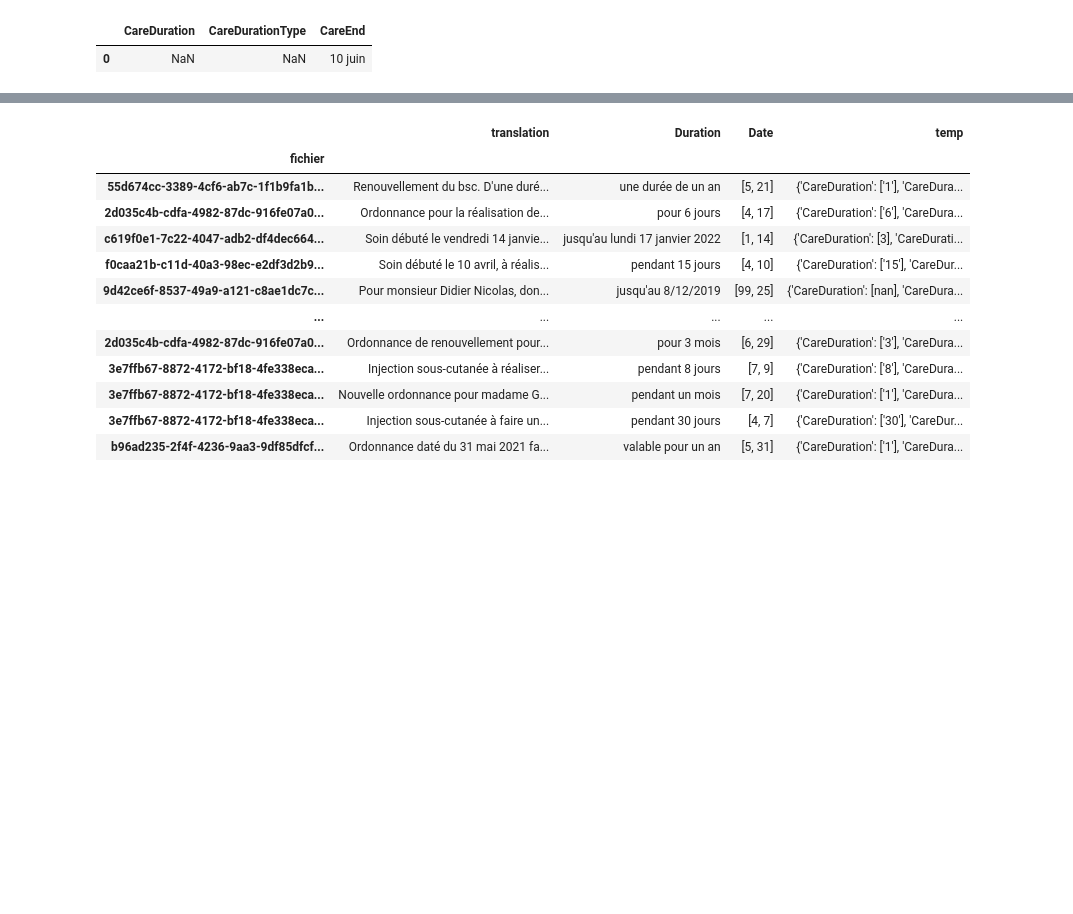
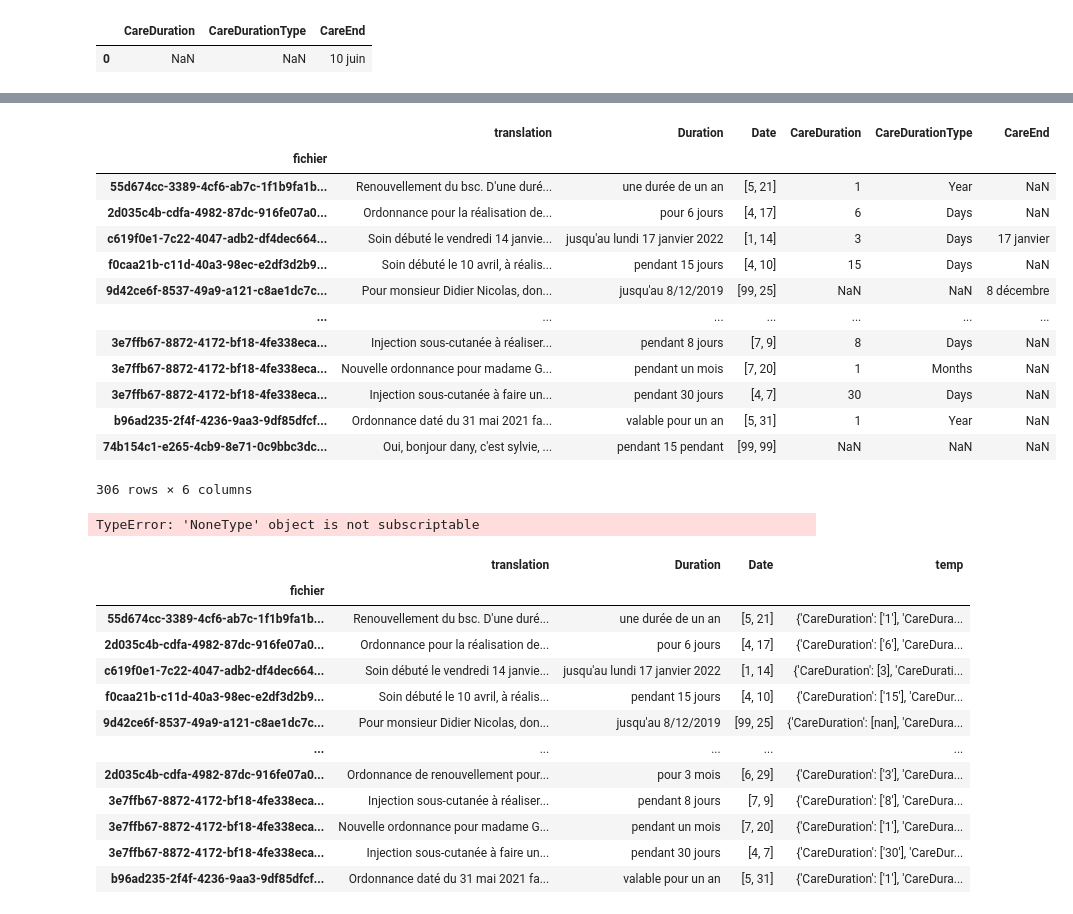
Before and after one commit to GeoffroyGit/ephesus, a Jupyter notebook: notebooks/Test_code_duration.ipynb, the cells around one changed output, grey strips where cells are left out. Drawn from its saved outputs; the diff is of its cells as text; code cells hidden in the pictures; blank space fills up the shorter version.

```diff
--- a/notebooks/Test_code_duration.ipynb
+++ b/notebooks/Test_code_duration.ipynb
@@ -271,2 +272,3 @@ df_temp = df.copy()
 # %%
-df_temp = Duration().apply_to_df(df_temp)
+test = Duration().apply_to_df(df_temp)
+test
@@ -275,3 +287,24 @@ df_temp = df_temp.dropna()
+# %%
+test
+# %% [output]
+|  | translation | Duration | Date | CareDuration | CareDurationType | CareEnd |
+| fichier |  |  |  |  |  |  |
+| 55d674cc-3389-4cf6-ab7c-1f1b9fa1b... | Renouvellement du bsc. D'une duré... | une durée de un an | [5, 21] | 1 | Year | NaN |
+| 2d035c4b-cdfa-4982-87dc-916fe07a0... | Ordonnance pour la réalisation de... | pour 6 jours | [4, 17] | 6 | Days | NaN |
+| c619f0e1-7c22-4047-adb2-df4dec664... | Soin débuté le vendredi 14 janvie... | jusqu'au lundi 17 janvier 2022 | [1, 14] | 3 | Days | 17 janvier |
+| f0caa21b-c11d-40a3-98ec-e2df3d2b9... | Soin débuté le 10 avril, à réalis... | pendant 15 jours | [4, 10] | 15 | Days | NaN |
+| 9d42ce6f-8537-49a9-a121-c8ae1dc7c... | Pour monsieur Didier Nicolas, don... | jusqu'au 8/12/2019 | [99, 25] | NaN | NaN | 8 décembre |
+| ... | ... | ... | ... | ... | ... | ... |
+| 3e7ffb67-8872-4172-bf18-4fe338eca... | Injection sous-cutanée à réaliser... | pendant 8 jours | [7, 9] | 8 | Days | NaN |
+| 3e7ffb67-8872-4172-bf18-4fe338eca... | Nouvelle ordonnance pour madame G... | pendant un mois | [7, 20] | 1 | Months | NaN |
+| 3e7ffb67-8872-4172-bf18-4fe338eca... | Injection sous-cutanée à faire un... | pendant 30 jours | [4, 7] | 30 | Days | NaN |
+| b96ad235-2f4f-4236-9aa3-9df85dfcf... | Ordonnance daté du 31 mai 2021 fa... | valable pour un an | [5, 31] | 1 | Year | NaN |
+| 74b154c1-e265-4cb9-8e71-0c9bbc3dc... | Oui, bonjour dany, c'est sylvie, ... | pendant 15 pendant | [99, 99] | NaN | NaN | NaN |
+306 rows × 6 columns
+# %%
+test['CareDuration'] =  test["temp"].apply(lambda x: x["CareDuration"][0])
+# %% [output]
+TypeError: 'NoneType' object is not subscriptable
 # %%
 df_temp
 # %% [output]
```
Also changed, not shown: parts of 12 cells of this notebook, 1 other file.
